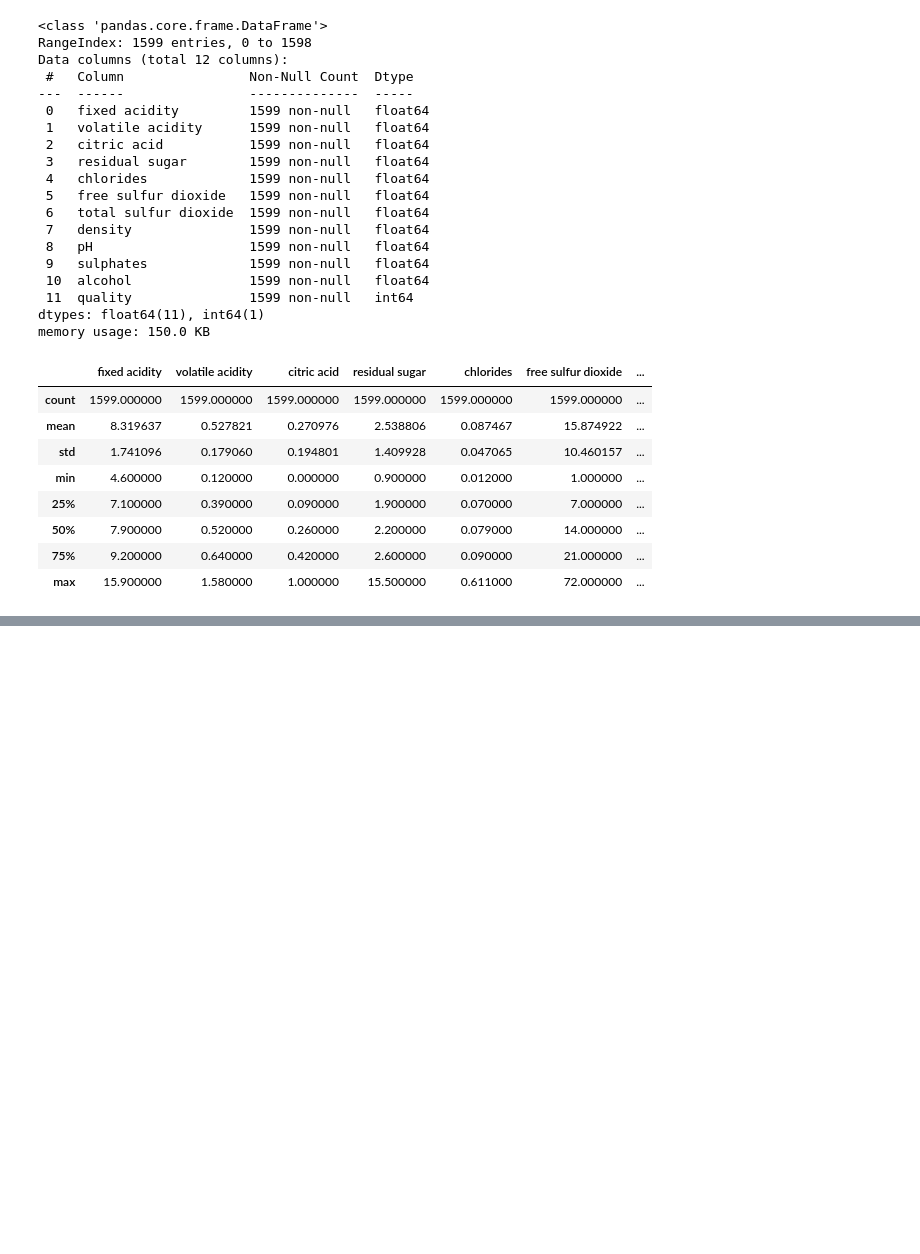
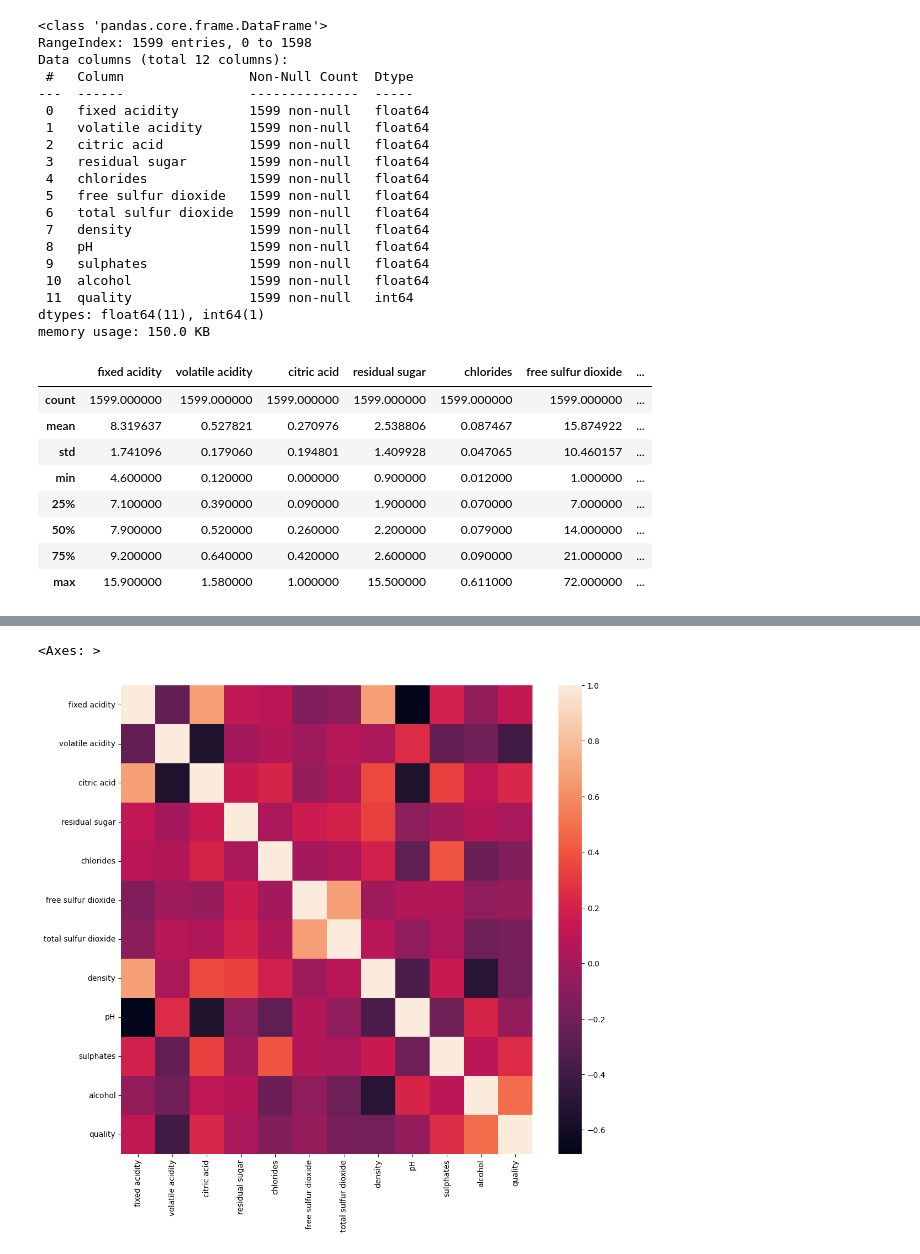
Before and after one commit to black-witch-018/Exploratory-Data-Analysis, a Jupyter notebook: Wine Quality EDA/red_wine_EDA.ipynb, the cells around one changed output, grey strips where cells are left out. Drawn from its saved outputs; the diff is of its cells as text; code cells hidden in the pictures; blank space fills up the shorter version.

```diff
--- a/Wine Quality EDA/red_wine_EDA.ipynb
+++ b/Wine Quality EDA/red_wine_EDA.ipynb
@@ -81,0 +190,6 @@ df.describe()
+# %%
+plt.figure(figsize=(12, 11))
+sns.heatmap(df.corr(), annot=False)
+# %% [output]
+<Axes: >
+[figure, added]
```
Also changed, not shown: parts of 18 cells of this notebook.
